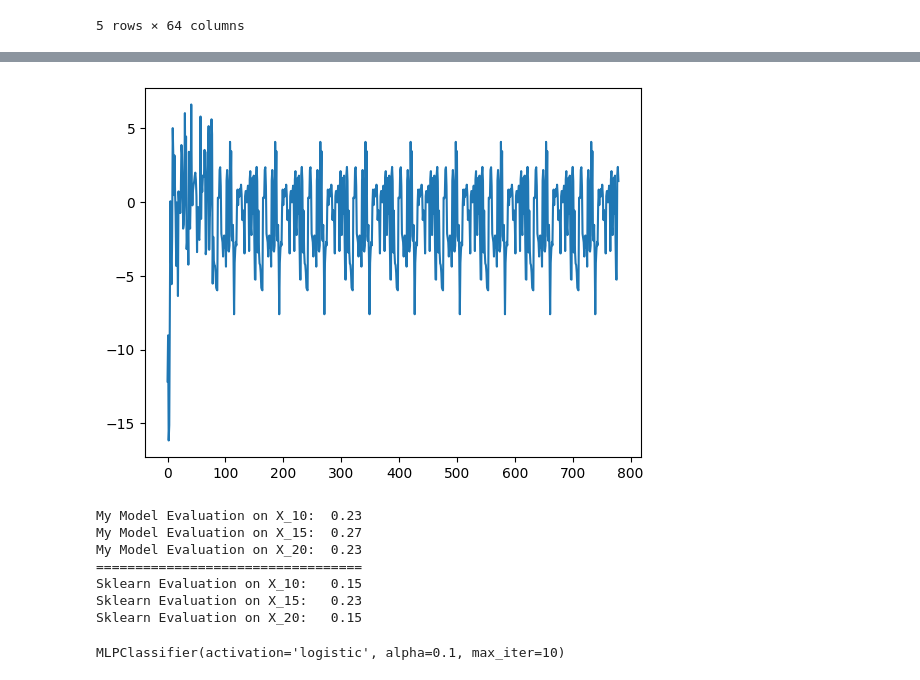
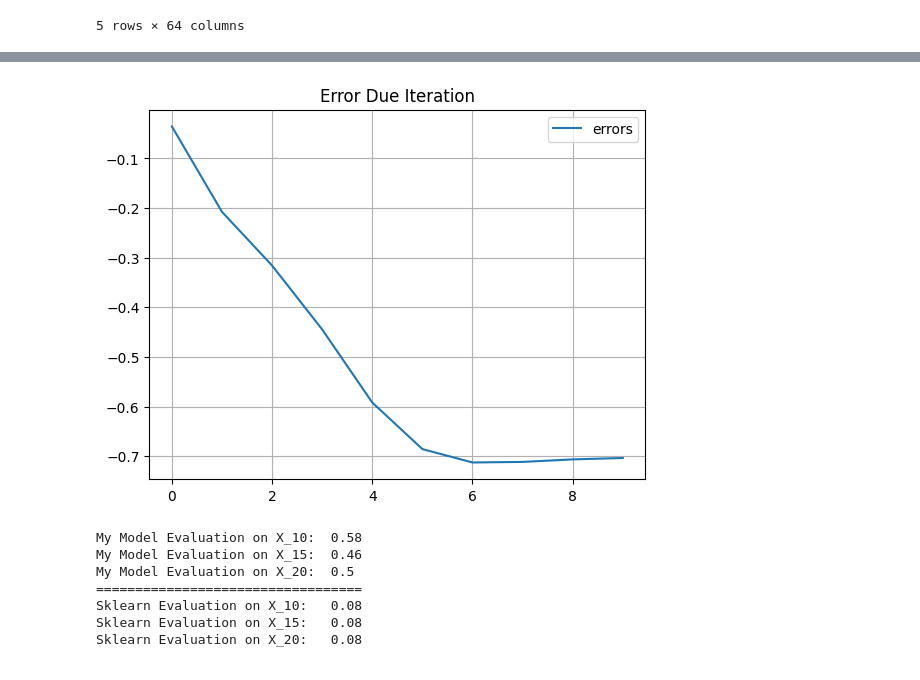
Before and after one commit to amirhu37/mlp-from-scratch, a Jupyter notebook: Multi-layer-perceptron.ipynb, the cells around one changed output, grey strips where cells are left out. Saved outputs shown, nothing was run; the diff lists cells and outputs as text; code cells hidden in the pictures.

```diff
--- a/Multi-layer-perceptron.ipynb
+++ b/Multi-layer-perceptron.ipynb
@@ -275,7 +275,7 @@ class MLPNetWork:
                 raise ValueError('Invalid activation Function')
 
     def __str__(self) -> str:
-        return f"MLPNetWork(lr = {self.lr}, hidden_layers = {tuple(self.layers)},  iteration= {self.max_iter}, activator={str(self.activation)} "
+        return f"MLPNetWork(lr = {self.lr: .2f}, hidden_layers = {tuple(self.layers)},  iteration= {self.max_iter}, activator={str(self.activation)} "
     def __repr__(self) -> str:
         return f"{self.__str__()}"
 
@@ -356,9 +356,10 @@ class MLPNetWork:
             for j in range(len(inputs)):
                 out = self._feed_forward(inputs[j])
                 err = self._back_propogate(out, target[j])
-                errors.append(err[0])
-                # Adaptive Learning rate
-                self.lr =  self.lr * (1 - .2 * iter)
+
+            # Adaptive Learning rate
+            errors.append(np.mean(err))
+            self.lr =  self.lr * (1 - .1 * iter)
 
 
         self.history = dict()
@@ -452,11 +438,13 @@ my_model_history.history['error']
 # %%
 from matplotlib import pyplot as plt
 
-
-plt.plot(my_model_history.history['error'])
+plt.title("Error Due Iteration")
+plt.plot(my_model_history.history['error'], label = "errors")
+plt.legend()
+plt.grid()
 plt.show()
 # %% [output]
-[figure, old version]
+[figure, new version]
 # %%
 # My Model
 my_eval_10 =  my_model.evaluate(X_10, Y_10)
@@ -478,17 +466,13 @@ print("Sklearn Evaluation on X_10:  " , round(sklearn_eval_10, 2) )
 print("Sklearn Evaluation on X_15:  " , round(sklearn_eval_15, 2) )
 print("Sklearn Evaluation on X_20:  " , round(sklearn_eval_20, 2) )
 # %% [output]
-My Model Evaluation on X_10:  0.23
-My Model Evaluation on X_15:  0.27
-My Model Evaluation on X_20:  0.23
+My Model Evaluation on X_10:  0.58
+My Model Evaluation on X_15:  0.46
+My Model Evaluation on X_20:  0.5
 ==================================
-Sklearn Evaluation on X_10:   0.15
-Sklearn Evaluation on X_15:   0.23
-Sklearn Evaluation on X_20:   0.15
+Sklearn Evaluation on X_10:   0.08
+Sklearn Evaluation on X_15:   0.08
+Sklearn Evaluation on X_20:   0.08
-# %%
-sklearn_model_history
-# %% [output]
-MLPClassifier(activation='logistic', alpha=0.1, max_iter=10)
 # %%
 print(f"My prediction on X_10 :     {my_model.predict(X_10)}")
 print(f"The true value of Y_10 is:  {Y_10}")
```
Also changed, not shown: parts of 4 cells of this notebook.
